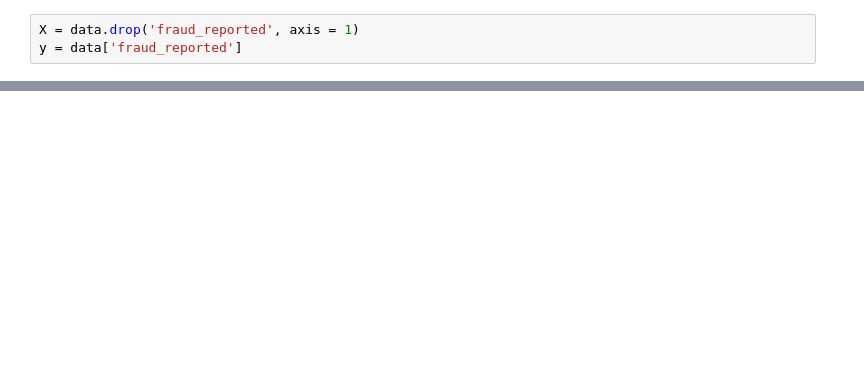
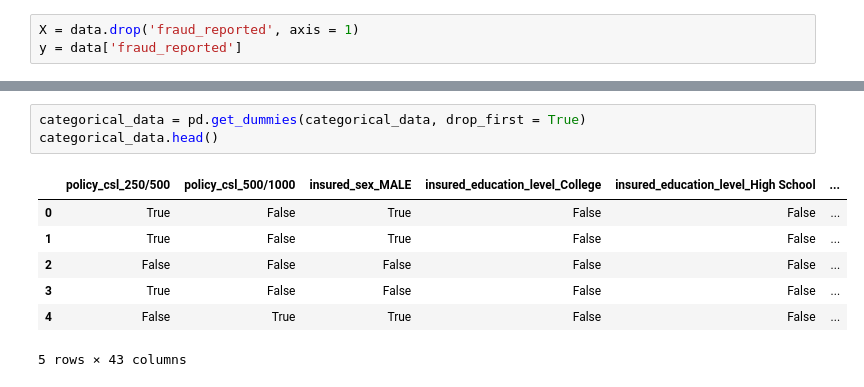
Before and after one commit to michael-099/iCogLabs-training-tasks, a Jupyter notebook: Fraud Detection/fraud_detection.ipynb, the cells around one changed output, grey strips where cells are left out. Cells and saved outputs as stored; diff of their text form; blank space fills up the shorter version.

```diff
--- a/Fraud Detection/fraud_detection.ipynb
+++ b/Fraud Detection/fraud_detection.ipynb
@@ -178,0 +195,11 @@ categorical_data.head()
+# %%
+categorical_data = pd.get_dummies(categorical_data, drop_first = True)
+categorical_data.head()
+# %% [output]
+|  | policy_csl_250/500 | policy_csl_500/1000 | insured_sex_MALE | insured_education_level_College | insured_education_level_High School | ... |
+| 0 | True | False | True | False | False | ... |
+| 1 | True | False | True | False | False | ... |
+| 2 | False | False | False | False | False | ... |
+| 3 | True | False | False | False | False | ... |
+| 4 | False | True | True | False | False | ... |
+5 rows × 43 columns
```
Also changed, not shown: parts of 17 cells of this notebook.
